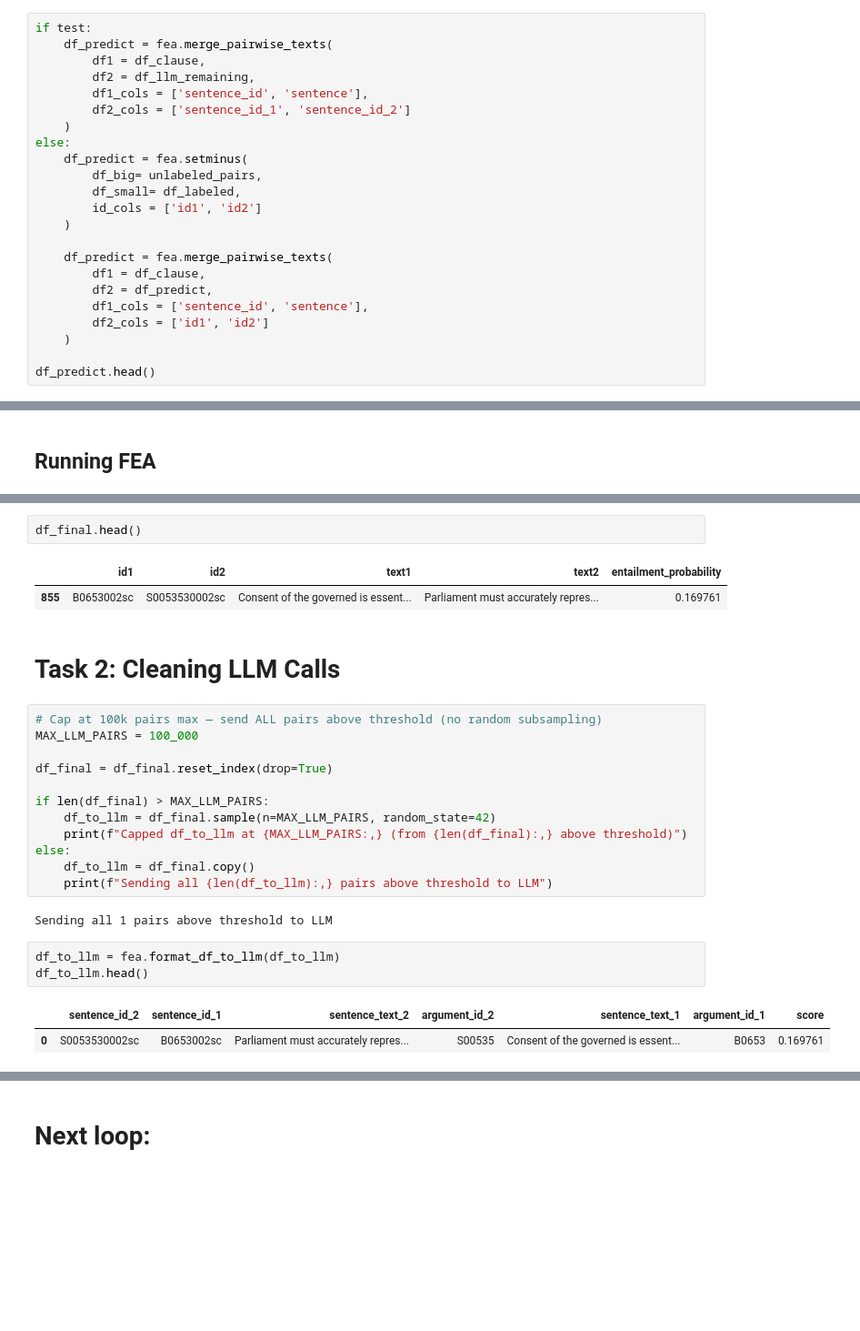
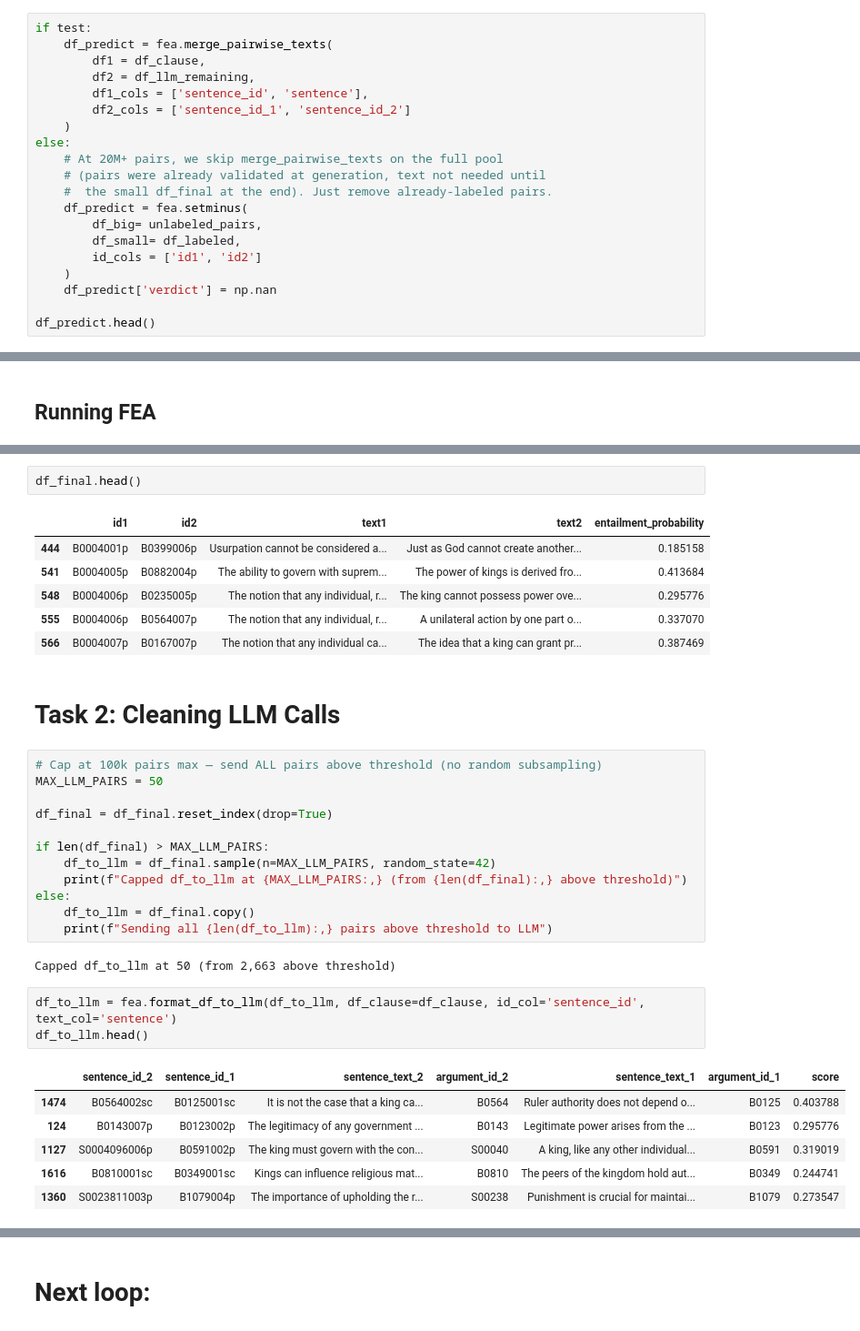
Before and after one commit to agustinestevah/fea_project, a Jupyter notebook: fea_iterations/FEA_Pipeline_iter_0.ipynb, the cells around one changed output, grey strips where cells are left out. Shown at 91% size. Saved outputs shown, nothing was run; the diff lists cells and outputs as text; blank space fills up the shorter version.

Commit message:
Ran for 1M pairs!

```diff
--- a/fea_iterations/FEA_Pipeline_iter_0.ipynb
+++ b/fea_iterations/FEA_Pipeline_iter_0.ipynb
@@ -117,18 +117,15 @@ if test:
         df2_cols = ['sentence_id_1', 'sentence_id_2']
     )
 else:
+    # At 20M+ pairs, we skip merge_pairwise_texts on the full pool
+    # (pairs were already validated at generation, text not needed until
+    #  the small df_final at the end). Just remove already-labeled pairs.
     df_predict = fea.setminus(
         df_big= unlabeled_pairs,
         df_small= df_labeled,
         id_cols = ['id1', 'id2']
     )
-
-    df_predict = fea.merge_pairwise_texts(
-        df1 = df_clause,
-        df2 = df_predict,
-        df1_cols = ['sentence_id', 'sentence'],
-        df2_cols = ['id1', 'id2']
-    )
+    df_predict['verdict'] = np.nan
 
 df_predict.head()
 # %% [output]
@@ -271,12 +275,16 @@ Executing FreeEntailmentAlgorithm.ipynb for iteration 0...
 df_final.head()
 # %% [output]
 |  | id1 | id2 | text1 | text2 | entailment_probability |
-| 855 | B0653002sc | S0053530002sc | Consent of the governed is essent... | Parliament must accurately repres... | 0.169761 |
+| 444 | B0004001p | B0399006p | Usurpation cannot be considered a... | Just as God cannot create another... | 0.185158 |
+| 541 | B0004005p | B0882004p | The ability to govern with suprem... | The power of kings is derived fro... | 0.413684 |
+| 548 | B0004006p | B0235005p | The notion that any individual, r... | The king cannot possess power ove... | 0.295776 |
+| 555 | B0004006p | B0564007p | The notion that any individual, r... | A unilateral action by one part o... | 0.337070 |
+| 566 | B0004007p | B0167007p | The notion that any individual ca... | The idea that a king can grant pr... | 0.387469 |
 # %% [markdown]
 # Task 2: Cleaning LLM Calls
 # %%
 # Cap at 100k pairs max — send ALL pairs above threshold (no random subsampling)
-MAX_LLM_PAIRS = 100_000
+MAX_LLM_PAIRS = 50
 
 df_final = df_final.reset_index(drop=True)
 
@@ -287,13 +295,17 @@ else:
     df_to_llm = df_final.copy()
     print(f"Sending all {len(df_to_llm):,} pairs above threshold to LLM")
 # %% [output]
-Sending all 1 pairs above threshold to LLM
+Capped df_to_llm at 50 (from 2,663 above threshold)
 # %%
-df_to_llm = fea.format_df_to_llm(df_to_llm)
+df_to_llm = fea.format_df_to_llm(df_to_llm, df_clause=df_clause, id_col='sentence_id', text_col='sentence')
 df_to_llm.head()
 # %% [output]
 |  | sentence_id_2 | sentence_id_1 | sentence_text_2 | argument_id_2 | sentence_text_1 | argument_id_1 | score |
-| 0 | S0053530002sc | B0653002sc | Parliament must accurately repres... | S00535 | Consent of the governed is essent... | B0653 | 0.169761 |
+| 1474 | B0564002sc | B0125001sc | It is not the case that a king ca... | B0564 | Ruler authority does not depend o... | B0125 | 0.403788 |
+| 124 | B0143007p | B0123002p | The legitimacy of any government ... | B0143 | Legitimate power arises from the ... | B0123 | 0.295776 |
+| 1127 | S0004096006p | B0591002p | The king must govern with the con... | S00040 | A king, like any other individual... | B0591 | 0.319019 |
+| 1616 | B0810001sc | B0349001sc | Kings can influence religious mat... | B0810 | The peers of the kingdom hold aut... | B0349 | 0.244741 |
+| 1360 | S0023811003p | B1079004p | The importance of upholding the r... | S00238 | Punishment is crucial for maintai... | B1079 | 0.273547 |
 # %%
 df_to_llm.shape
 # %% [output]
```
Also changed, not shown: parts of 12 cells of this notebook, 30 other files.
